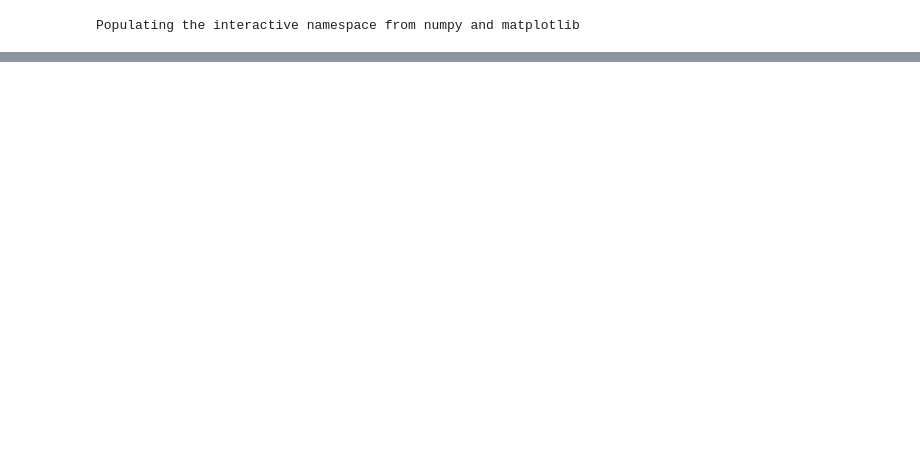
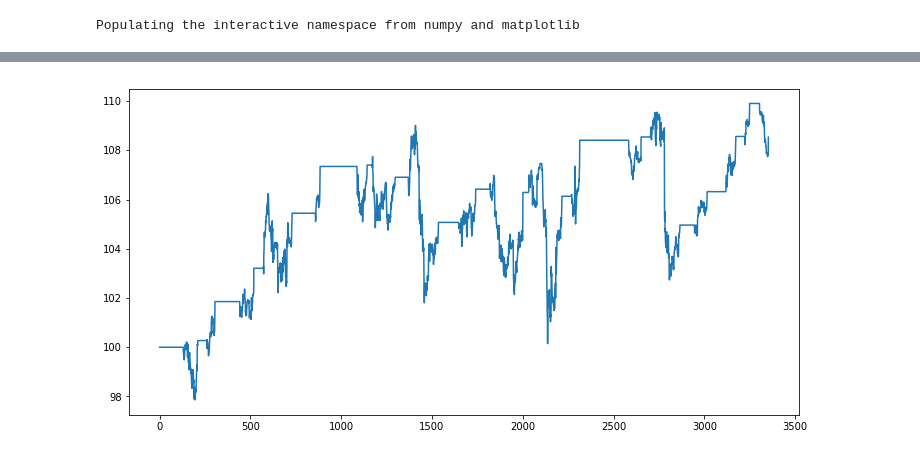
Before and after one commit to snp600/trading-alchemy, a Jupyter notebook: backtesting/demo.ipynb, the cells around one changed output, grey strips where cells are left out. Cells and saved outputs as stored; diff of their text form; code cells hidden in the pictures; blank space fills up the shorter version.

```diff
--- a/backtesting/demo.ipynb
+++ b/backtesting/demo.ipynb
@@ -52,0 +53,25 @@ plt.show()
+# %%
+class IndicatorMarks():
+
+    def __init__(self):
+        pass
+
+    def macd_marks(self, MACD):
+        periods = len(MACD)
+        temp = ['hold'] * periods
+        for i in range(1, periods):
+            if (MACD[i] > 0 and MACD[i-1] < 0):
+                temp[i] = 'buy'
+            elif (MACD[i] < 0 and MACD[i-1] > 0):
+                temp[i] = 'sell'
+        return temp
+
+    def rsi_marks(self, rsi, buy_threshold=30, sell_threshold=70):
+        periods = len(rsi)
+        temp = ['hold'] * periods
+        for i in range(1, periods):
+            if (rsi[i] < buy_threshold):
+                temp[i] = 'buy'
+            elif (rsi[i] > sell_threshold):
+                temp[i] = 'sell'
+        return temp
@@ -52,0 +144,7 @@ plt.show()
+# %%
+plt.figure(figsize(12,6))
+test = SingleInstrumentBacktest(df_emr)
+test.add_indicator_marks()
+test.full_backtest()
+# %% [output]
+[figure, added]
```
Also changed, not shown: parts of 3 cells of this notebook.
